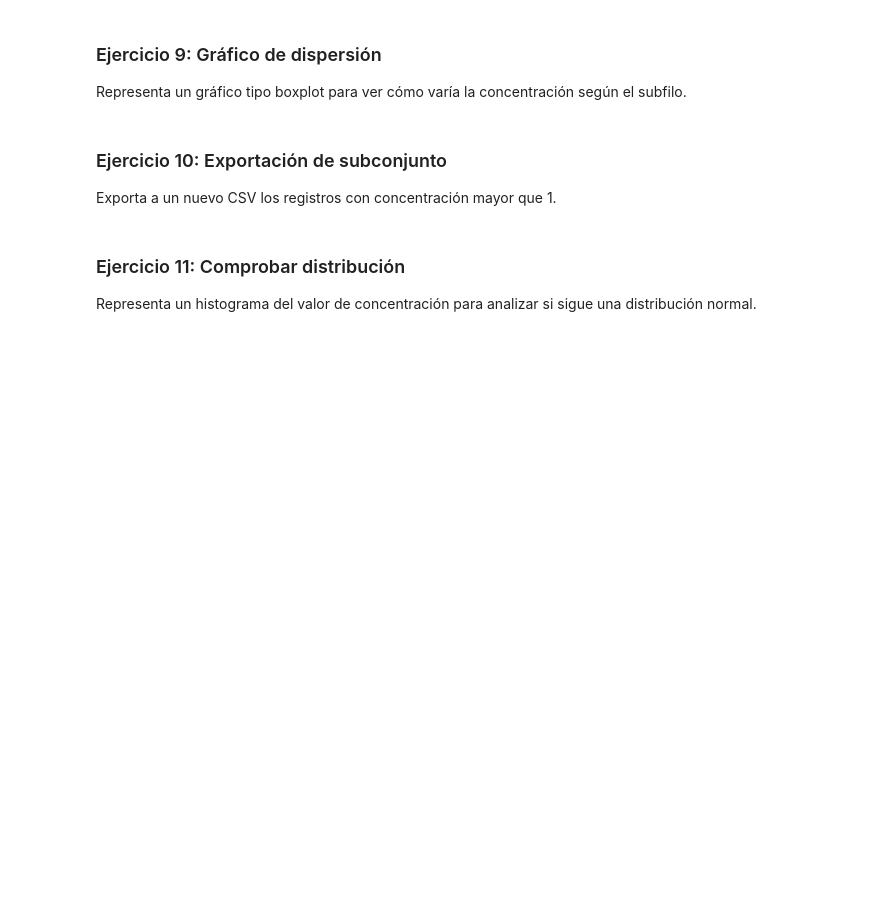
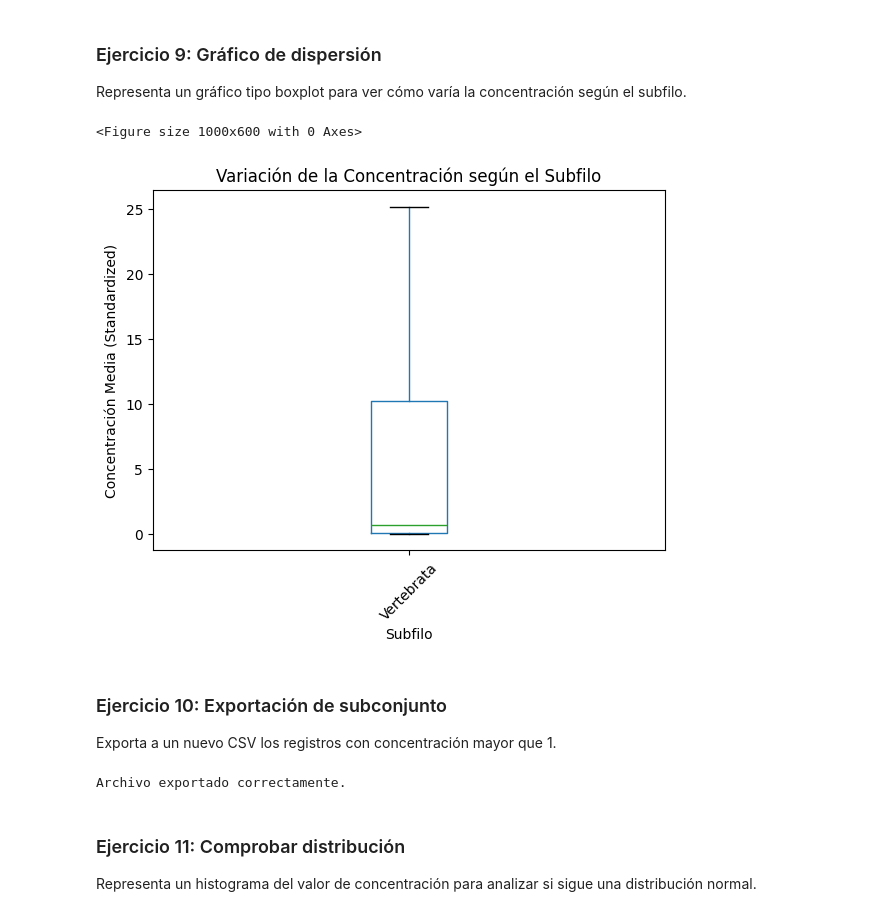
Before and after one commit to mauriciodeoliveirareis/bioinformatics_master, a Jupyter notebook: medicine_design/Máster UEV - Unidad1 - Pandas y gráficas.ipynb, the cells around one changed output. Drawn from its saved outputs; the diff is of its cells as text; code cells hidden in the pictures; blank space fills up the shorter version.

```diff
--- a/medicine_design/Máster UEV - Unidad1 - Pandas y gráficas.ipynb
+++ b/medicine_design/Máster UEV - Unidad1 - Pandas y gráficas.ipynb
@@ -189,12 +189,30 @@ fig.show()
 ### Ejercicio 9: Gráfico de dispersión
 Representa un gráfico tipo boxplot para ver cómo varía la concentración según el subfilo.
 # %%
-# Escribe aquí tu solución
+plt.figure(figsize=(10, 6))
+df.boxplot(column='Conc 1 Mean (Standardized)', by='Species Sub Phylum', grid=False, showfliers=False)
+plt.title('Variación de la Concentración según el Subfilo')
+plt.suptitle('')  # Eliminar el título automático del boxplot
+plt.xlabel('Subfilo')
+plt.ylabel('Concentración Media (Standardized)')
+plt.xticks(rotation=45)
+plt.show()
+# %% [output]
+<Figure size 1000x600 with 0 Axes>
+[figure, added]
 # %% [markdown]
 ### Ejercicio 10: Exportación de subconjunto
 Exporta a un nuevo CSV los registros con concentración mayor que 1.
 # %%
-# Escribe aquí tu solución
+# Filtrar los registros con concentración mayor que 1
+registros_filtrados = df[df['Conc 1 Mean (Standardized)'] > 1]
+
+# Exportar a un nuevo archivo CSV
+registros_filtrados.to_csv('registros_con_concentracion_mayor_a_1.csv', index=False)
+
+print("Archivo exportado correctamente.")
+# %% [output]
+Archivo exportado correctamente.
 # %% [markdown]
 ### Ejercicio 11: Comprobar distribución
 Representa un histograma del valor de concentración para analizar si sigue una distribución normal.
```
Also changed, not shown: parts of 3 cells of this notebook, 12 other files.
